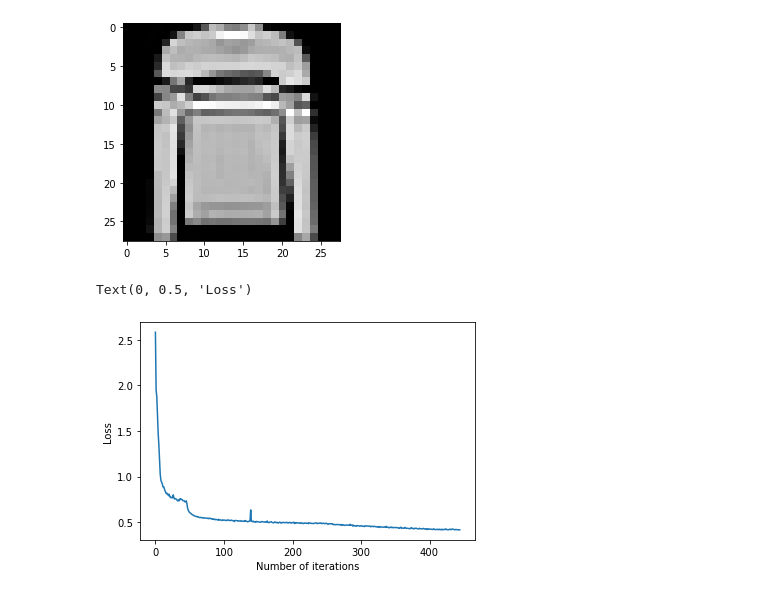
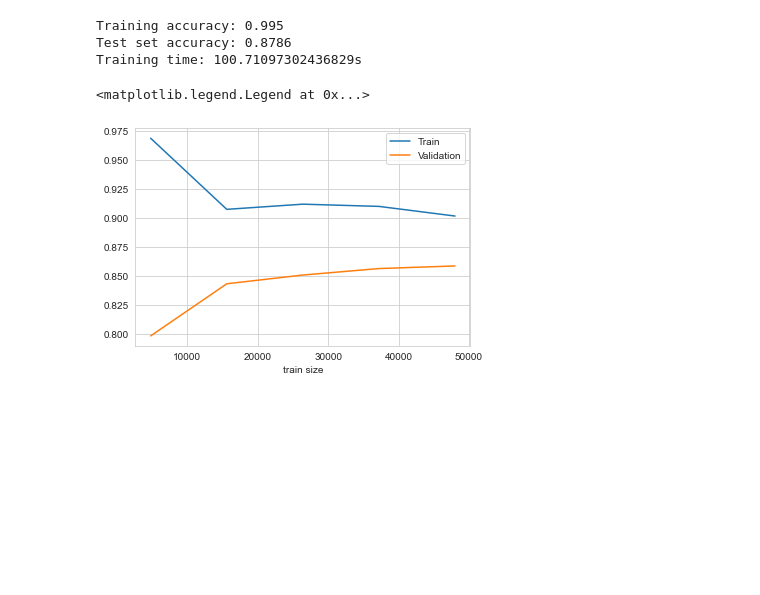
Before and after one commit to lucy-randewich/ML_coursework, a Jupyter notebook: 2-Classifiers.ipynb, the cells around one changed output. Saved outputs shown, nothing was run; the diff lists cells and outputs as text; code cells hidden in the pictures; blank space fills up the shorter version.

```diff
--- a/2-Classifiers.ipynb
+++ b/2-Classifiers.ipynb
@@ -19,33 +25,9 @@ from utils import * # image processing functions from utils.py
 # %%
 # Load the fashion-MNIST dataset
+
 import mnist_reader
 X_train, y_train = mnist_reader.load_mnist('data/fashion', kind='train')
 X_test, y_test = mnist_reader.load_mnist('data/fashion', kind='t10k')
+scaler = StandardScaler()
+X_train = scaler.fit_transform(X_train)
+X_test = scaler.fit_transform(X_test)
-# %%
-# Explore the dataset
-index = 5
-first_image = np.array(X_train[index], dtype='float')
-pixels = first_image.reshape((28, 28))
-plt.imshow(pixels, cmap='gray')
-plt.show()
-# %% [output]
-[figure, removed]
-# %%
-# Train an ANN, plot the training and validation learning curves
-nn_clf = MLPClassifier(hidden_layer_sizes=(64),
-                    activation='relu',
-                    solver='sgd',
-                    alpha=0,
-                    learning_rate_init=1e-3,
-                    max_iter=1000,
-                    n_iter_no_change=25,
-                    random_state=1)
-nn_clf.fit(X_train, y_train.flatten())
-
-fig, ax = plt.subplots(figsize=(6,4))
-ax.plot(nn_clf.loss_curve_)
-ax.set_xlabel('Number of iterations')
-ax.set_ylabel('Loss')
-# %% [output]
-Text(0, 0.5, 'Loss')
-[figure, removed]
@@ -53,0 +34,25 @@ Text(0, 0.5, 'Loss')
+# %%
+# Train a Neural Net
+
+mlp = MLPClassifier()
+start = time.time()
+mlp.fit(X_train, y_train)
+end = time.time()
+print("Training accuracy:", accuracy_score(y_train, mlp.predict(X_train)))
+print("Test set accuracy:", accuracy_score(y_test, mlp.predict(X_test)))
+print(f"Training time: {end - start}s")
+# %% [output]
+Training accuracy: 0.995
+Test set accuracy: 0.8786
+Training time: 100.71097302436829s
+# %%
+# Plot learning curves
+
+N, train_score, val_score = learning_curve(mlp, X_train, y_train)
+plt.plot(N, train_score.mean(axis=1), label='Train')
+plt.plot(N, val_score.mean(axis=1), label='Validation')
+plt.xlabel('train size')
+plt.legend()
+# %% [output]
+<matplotlib.legend.Legend at 0x...>
+[figure, added]
```
Also changed, not shown: parts of 18 cells of this notebook, 1 other file.
